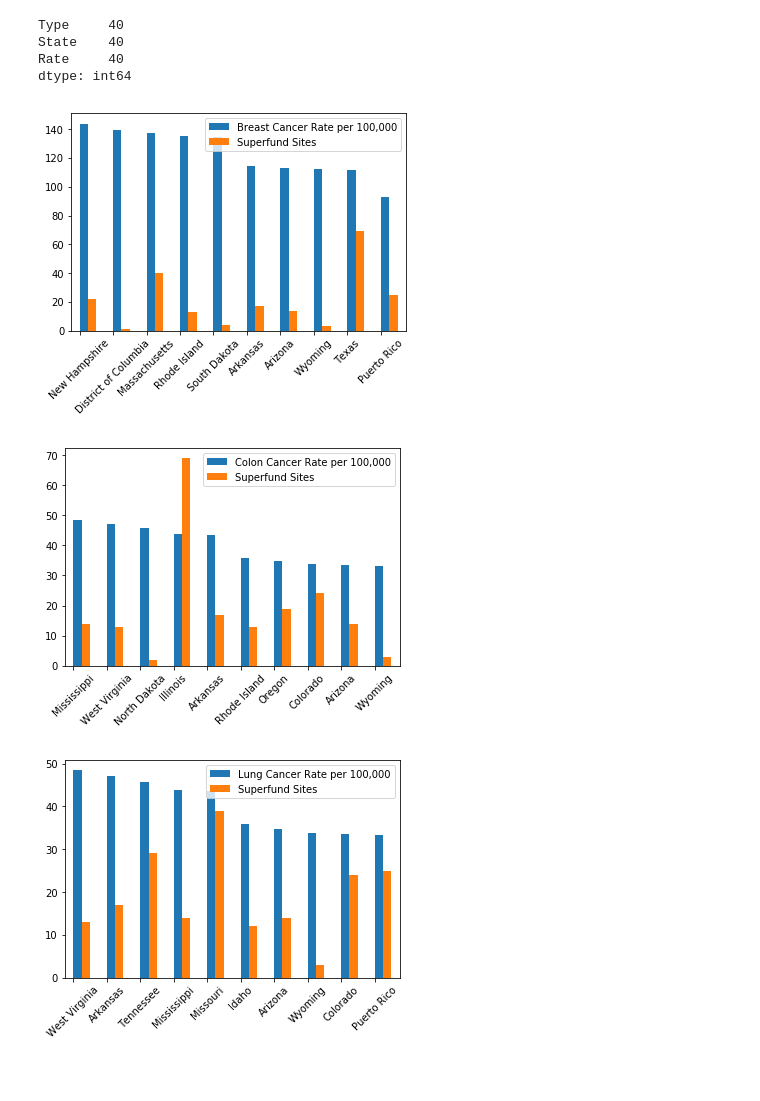
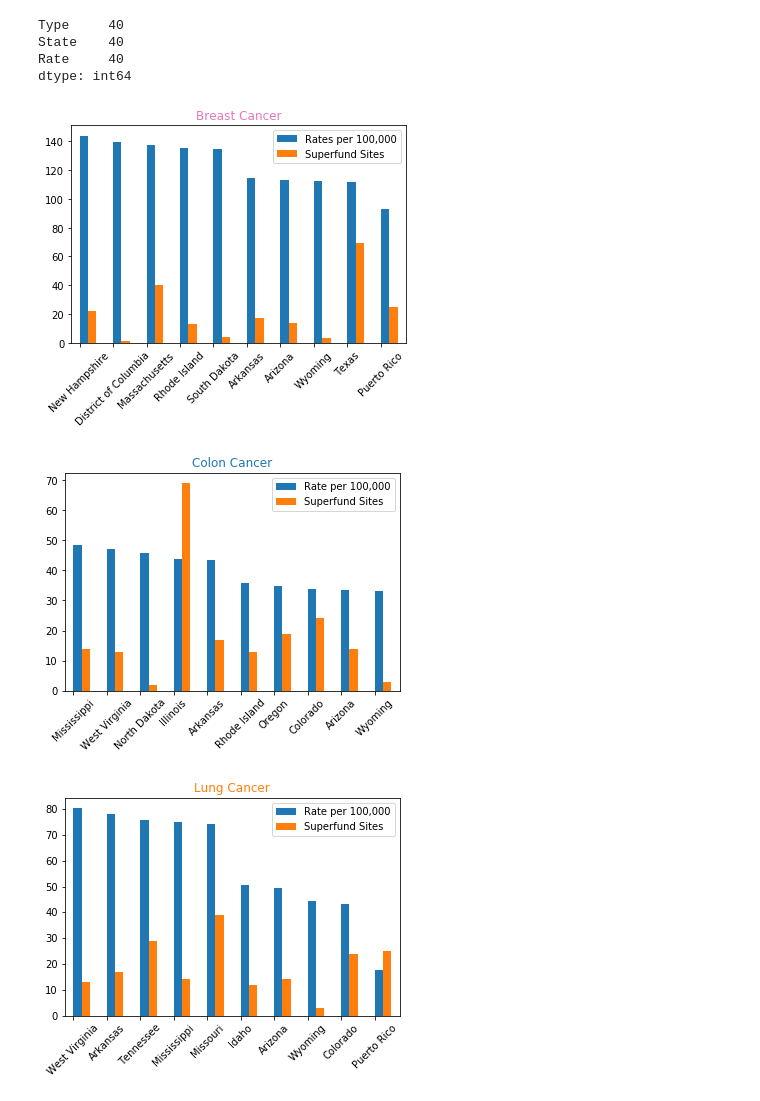
Before and after one commit to frankg7/GroupProject1, a Jupyter notebook: StateBars.ipynb, the cells around one changed output. Saved outputs shown, nothing was run; the diff lists cells and outputs as text; code cells hidden in the pictures; blank space fills up the shorter version.

```diff
--- a/StateBars.ipynb
+++ b/StateBars.ipynb
@@ -71,10 +71,12 @@ superfund_breast = [
 25
 ]
 
-breast_df = pd.DataFrame({'Breast Cancer Rate per 100,000': breast_rate, 'Superfund Sites': superfund_breast }, index=breast_index)
+breast_df = pd.DataFrame({'Rates per 100,000': breast_rate, 'Superfund Sites': superfund_breast }, index=breast_index)
 ax = breast_df.plot.bar(align='edge', rot=45)
+ax.set_title('Breast Cancer', color='C6')
+plt.savefig("Breast_Cancer_BarPlot.png")
 # %% [output]
-[figure, old version]
+[figure, new version]
 # %%
 # load the colon cancer data
 c_rate = [
@@ -91,35 +93,37 @@ c_rate = [
 ]
 
 Colon_index = [
 'Mississippi',
 'West Virginia',
 'North Dakota',
 'Illinois',
 'Arkansas',
 'Rhode Island',
 'Oregon',
 'Colorado',
 'Arizona',
 'Wyoming',
 ]
 
 superfund_colon = [
 14,
 13,
 2,
 69,
 17,
 13,
 19,
 24,
 14,
 3
 ]
 
-colon_df = pd.DataFrame({'Colon Cancer Rate per 100,000': c_rate,'Superfund Sites': superfund_colon }, index=Colon_index)
+colon_df = pd.DataFrame({'Rate per 100,000': c_rate,'Superfund Sites': superfund_colon }, index=Colon_index)
 colon_ax = colon_df.plot.bar(align='edge', rot=45)
+colon_ax.set_title('Colon Cancer', color='C0')
+plt.savefig("Colon_Cancer_Bar_Plot.png")
 # %% [output]
-[figure, old version]
+[figure, new version]
 # %%
 # load the lung cancer data
 l_rate = [
@@ -161,10 +165,12 @@ superfund_lung = [
 25
 ]
 
-lung_df = pd.DataFrame({'Lung Cancer Rate per 100,000': c_rate,'Superfund Sites': superfund_lung}, index=lung_index)
+lung_df = pd.DataFrame({'Rate per 100,000': l_rate,'Superfund Sites': superfund_lung}, index=lung_index)
 lung_ax = lung_df.plot.bar(align='edge',rot=45)
+lung_ax.set_title('Lung Cancer', color='C1')
+plt.savefig("Lung_Cancer_BarPlot.png")
 # %% [output]
-[figure, old version]
+[figure, new version]
 # %%
 # load the prostate cancer data
 p_rate = [
```
Also changed, not shown: parts of 1 cell of this notebook.
